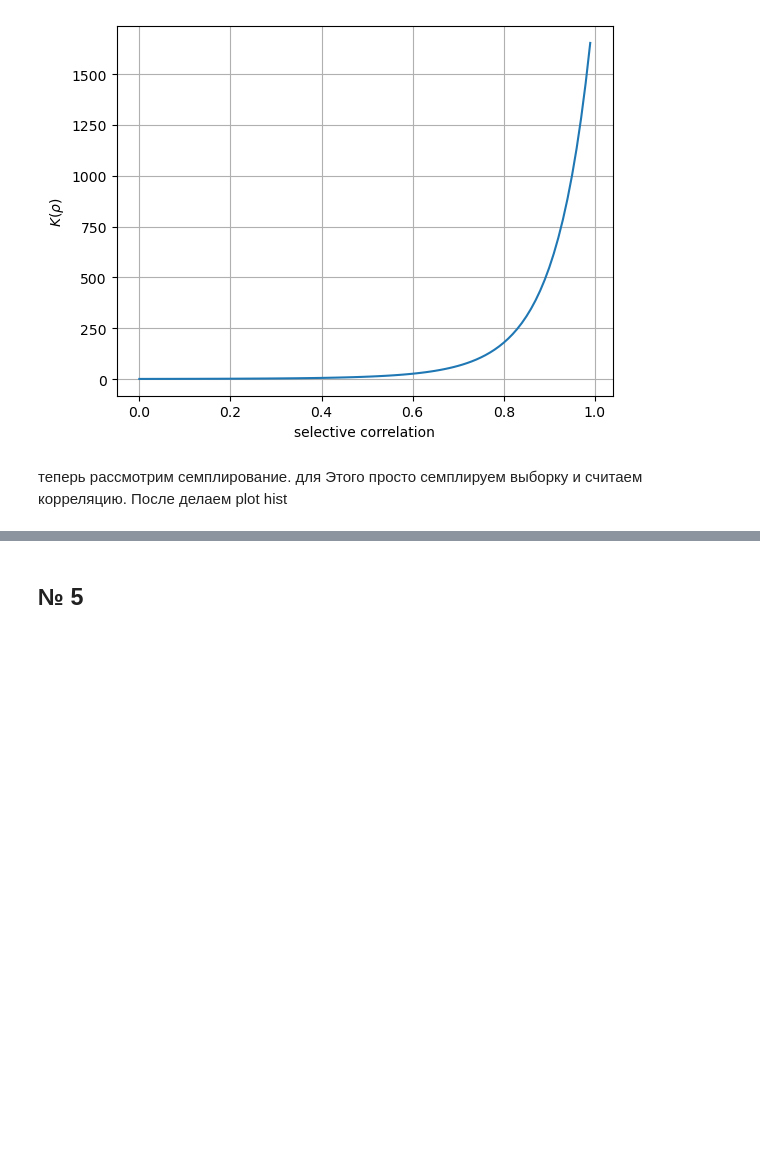
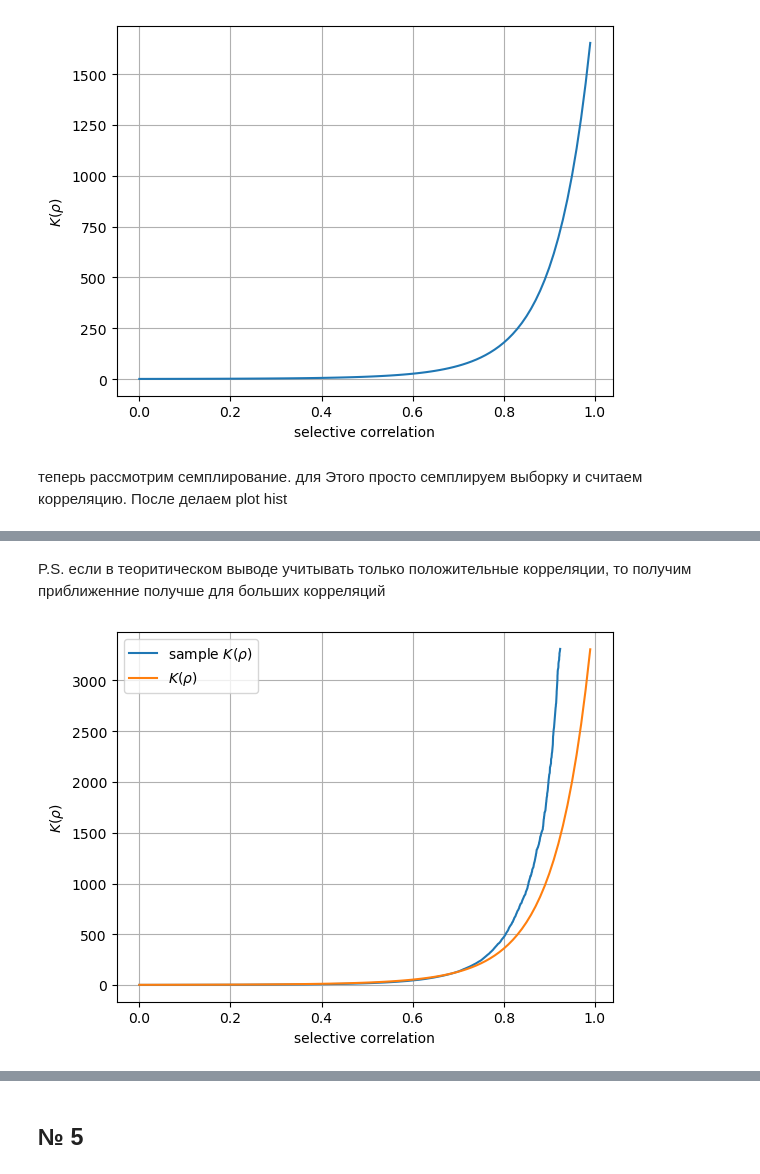
Before and after one commit to xxamxam/stats, a Jupyter notebook: bayess/hw1/bayess_1.ipynb, the cells around one changed output, grey strips where cells are left out. Cells and saved outputs as stored; diff of their text form; code cells hidden in the pictures; blank space fills up the shorter version.

```diff
--- a/bayess/hw1/bayess_1.ipynb
+++ b/bayess/hw1/bayess_1.ipynb
@@ -163,3 +220,22 @@ plt.show()
+# %% [markdown]
+P.S. если в теоритическом выводе учитывать только положительные корреляции, то получим приближенние получше для больших корреляций
+# %%
+rhos = np.linspace(0., 0.99, 100)
+x_s = []
+n = 12
+corr = 1./n
+for rho in rhos:
+    x_s.append(1/(1 - norm.cdf(rho, loc = 0., scale = corr**0.5)))
+
+plt.plot(corrs[:-to], y_s[:-to], label = r"sample $K(\rho)$")
+plt.plot(rhos, x_s, label = r"$K(\rho)$")
+plt.grid()
+plt.xlabel('selective correlation')
+plt.ylabel(r"$K(\rho)$")
+plt.legend()
+plt.show()
+# %% [output]
+[figure, added]
 # %% [markdown]
 можно видеть что теоритическая оценка и семплирование не сильно отличаются на корреляциях < 0.9. Для Большей корреляции оценки расходятся ввиду грубого теоретического приближения и редкости событий при семплировании.
 
```
Also changed, not shown: parts of 49 cells of this notebook, 8 other files.
